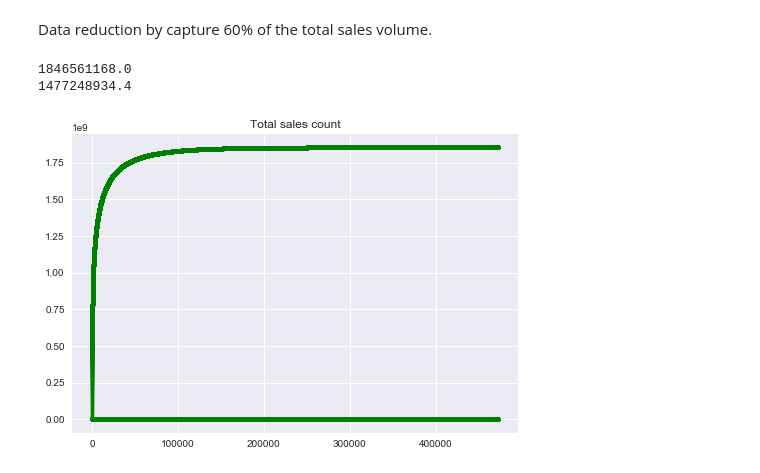
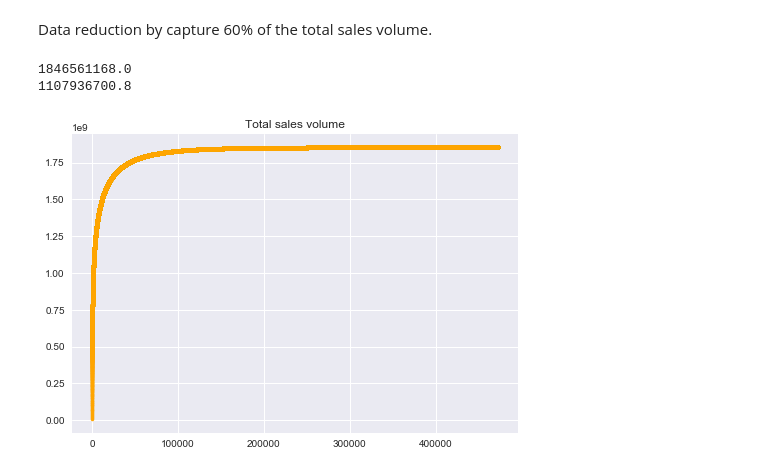
Before and after one commit to hedib/DataScienceProjects, a Jupyter notebook: project_Inventory/backorder.ipynb, the cells around one changed output. Saved outputs shown, nothing was run; the diff lists cells and outputs as text; code cells hidden in the pictures.

Commit message:
Data reduction

```diff
--- a/project_Inventory/backorder.ipynb
+++ b/project_Inventory/backorder.ipynb
@@ -265,14 +284,14 @@ reduced_data
 # %% [markdown]
 Data reduction by capture 60% of the total sales volume.
 # %%
-plt.plot(np.array(range(len(sample_data))) * 0.28, sample_data.total_sales,".",color="green")
 sales_volume =np.cumsum(sample_data.total_sales)
 print(sales_volume[len(sales_volume)-1])
-print(0.8 * sales_volume[len(sales_volume)-1])
-plt.plot(np.array(range(len(sample_data))) * 0.28, sales_volume,".",color="green")
-plt.title('Total sales count')
+print(0.6 * sales_volume[len(sales_volume)-1])
+plt.plot(np.array(range(len(sample_data))) * 0.28, sales_volume,".",color="orange")
+plt.title('Total sales volume')
+
 plt.show()
 # %% [output]
 1846561168.0
-1477248934.4
+1107936700.8
-[figure, old version]
+[figure, new version]
```
Also changed, not shown: parts of 67 cells of this notebook.
